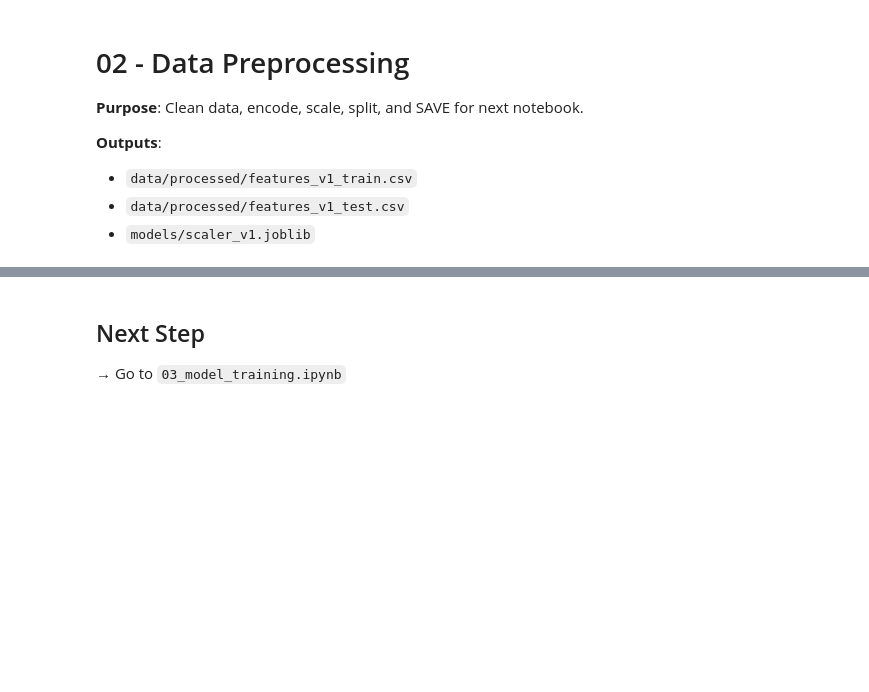
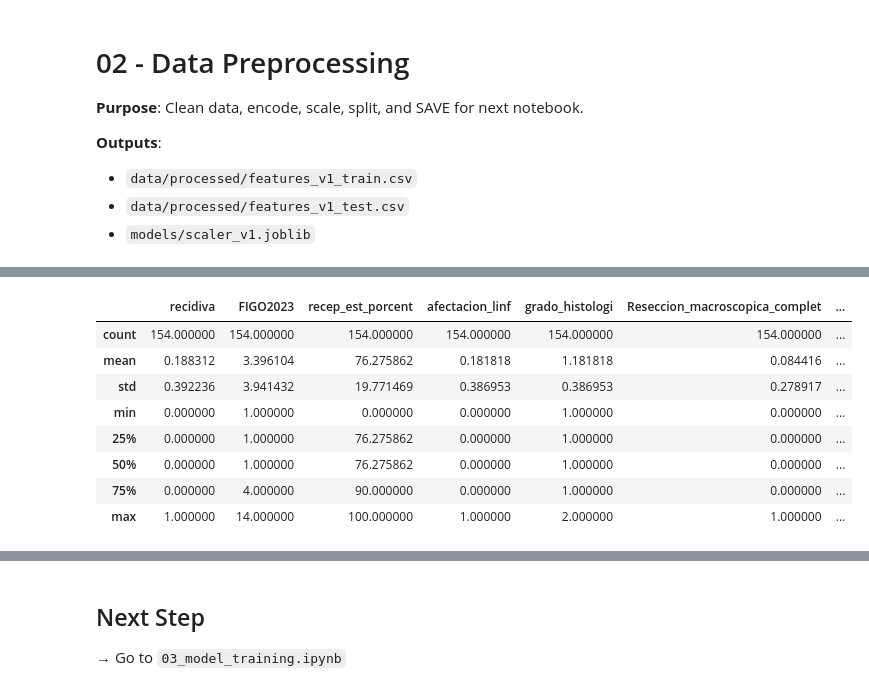
Before and after one commit to joelmarquez05/bitsXlamarato-2025-endorisk, a Jupyter notebook: notebooks/02_data_preprocessing.ipynb, the cells around one changed output, grey strips where cells are left out. Cells and saved outputs as stored; diff of their text form; code cells hidden in the pictures; blank space fills up the shorter version.

```diff
--- a/notebooks/02_data_preprocessing.ipynb
+++ b/notebooks/02_data_preprocessing.ipynb
@@ -89,0 +59,10 @@ print(f"   models/scaler_{VERSION}.joblib")
+# %%
+# Només valors 0 i 1, elimina 2 i NA
+initial_rows = df.shape[0]
+df[TARGET_COLUMN] = pd.to_numeric(df[TARGET_COLUMN], errors='coerce')
+df = df[df[TARGET_COLUMN].isin([0, 1])].copy()
+df[TARGET_COLUMN] = df[TARGET_COLUMN].astype(int)
+
+print(f"Eliminades {initial_rows - df.shape[0]} files (recidiva=2 o NA)")
+print(f"Files restants: {df.shape[0]}")
+print(df[TARGET_COLUMN].value_counts())
@@ -89,0 +103,11 @@ print(f"   models/scaler_{VERSION}.joblib")
+# %%
+# Convertir totes les columnes a numèric
+numeric_cols = ['recep_est_porcent', 'edad', 'imc', 'grado_histologi',
+                'afectacion_linf', 'Reseccion_macroscopica_complet', 'FIGO2023']
+
+for col in numeric_cols:
+    df[col] = pd.to_numeric(df[col], errors='coerce')
+
+# Verificar nuls abans d'imputar
+print("Nuls per columna:")
+print(df.isnull().sum())
@@ -89,0 +177,12 @@ print(f"   models/scaler_{VERSION}.joblib")
+# %%
+df.describe()
+# %% [output]
+|  | recidiva | FIGO2023 | recep_est_porcent | afectacion_linf | grado_histologi | Reseccion_macroscopica_complet | ... |
+| count | 154.000000 | 154.000000 | 154.000000 | 154.000000 | 154.000000 | 154.000000 | ... |
+| mean | 0.188312 | 3.396104 | 76.275862 | 0.181818 | 1.181818 | 0.084416 | ... |
+| std | 0.392236 | 3.941432 | 19.771469 | 0.386953 | 0.386953 | 0.278917 | ... |
+| min | 0.000000 | 1.000000 | 0.000000 | 0.000000 | 1.000000 | 0.000000 | ... |
+| 25% | 0.000000 | 1.000000 | 76.275862 | 0.000000 | 1.000000 | 0.000000 | ... |
+| 50% | 0.000000 | 1.000000 | 76.275862 | 0.000000 | 1.000000 | 0.000000 | ... |
+| 75% | 0.000000 | 4.000000 | 90.000000 | 0.000000 | 1.000000 | 0.000000 | ... |
+| max | 1.000000 | 14.000000 | 100.000000 | 1.000000 | 2.000000 | 1.000000 | ... |
```
Also changed, not shown: parts of 15 cells of this notebook, 6 other files.
